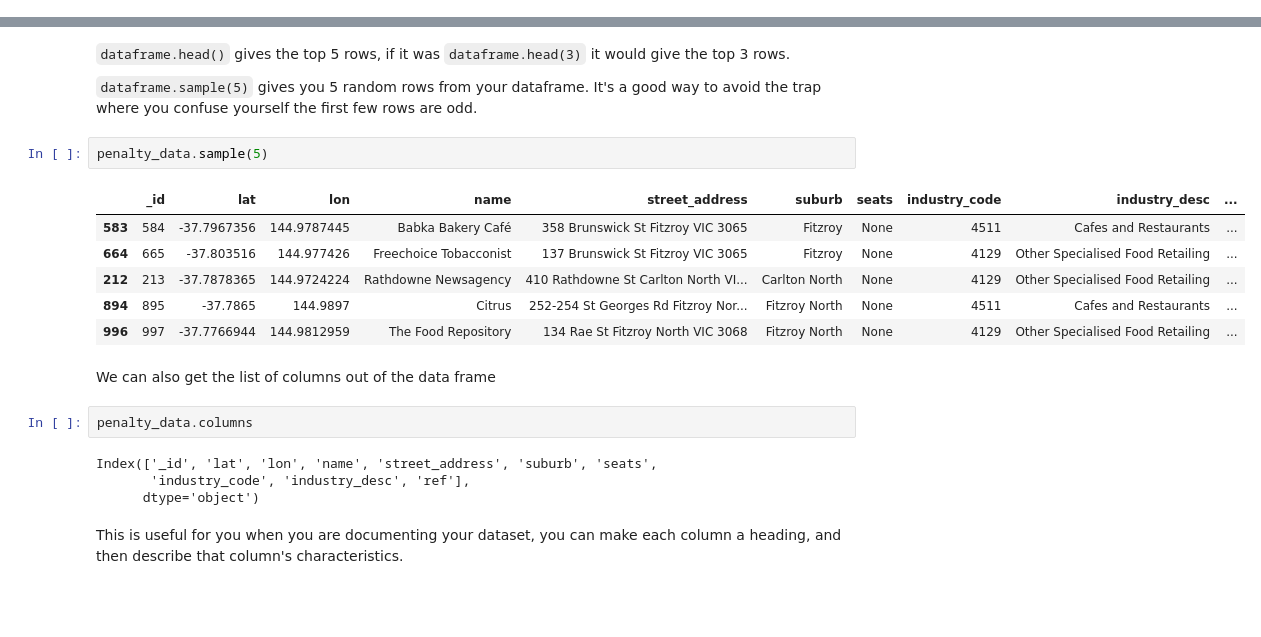
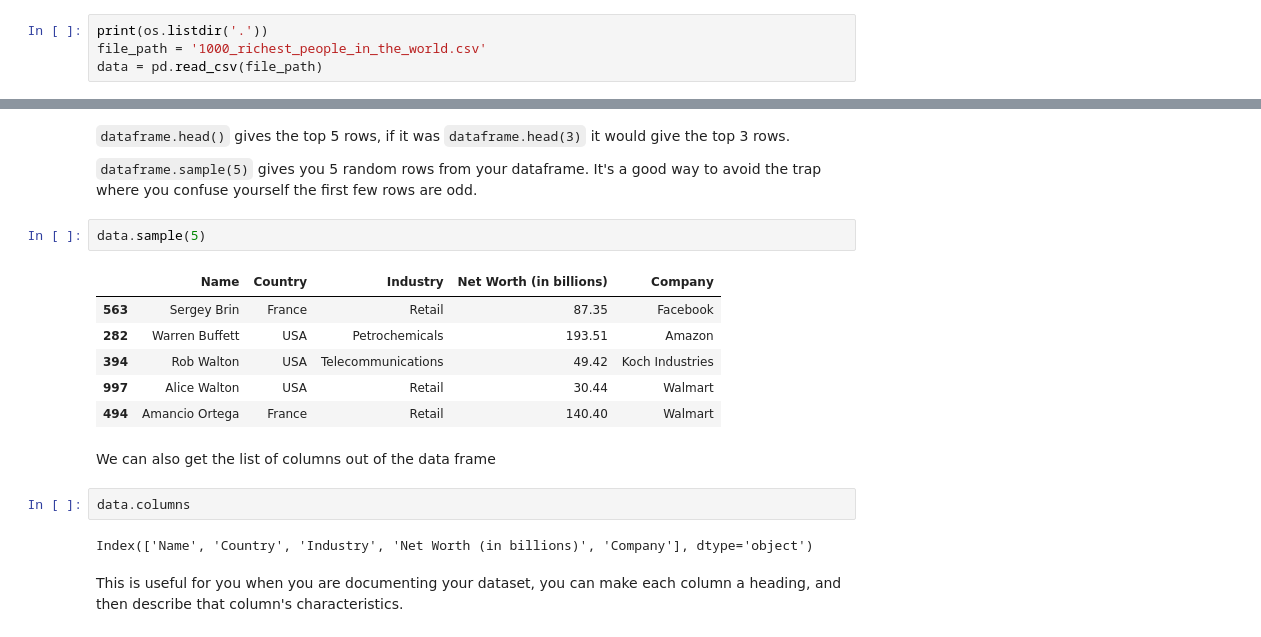
Before and after one commit to YUHA0JIANG/data, a Jupyter notebook: data_introduction/basic_pandas.ipynb, the cells around one changed output, grey strips where cells are left out. Drawn from its saved outputs; the diff is of its cells as text; blank space fills up the shorter version.

```diff
--- a/data_introduction/basic_pandas.ipynb
+++ b/data_introduction/basic_pandas.ipynb
@@ -50,0 +30,4 @@ Data loaded successfully!
+# %%
+print(os.listdir('.'))
+file_path = '1000_richest_people_in_the_world.csv'
+data = pd.read_csv(file_path)
@@ -62,22 +47,20 @@ penalty_data.head()
 
 `dataframe.sample(5)` gives you 5 random rows from your dataframe. It's a good way to avoid the trap where you confuse yourself the first few rows are odd.
 # %%
-penalty_data.sample(5)
+data.sample(5)
 # %% [output]
-|  | _id | lat | lon | name | street_address | suburb | seats | industry_code | industry_desc | ... |
-| 583 | 584 | -37.7967356 | 144.9787445 | Babka Bakery Café | 358 Brunswick St Fitzroy VIC 3065 | Fitzroy | None | 4511 | Cafes and Restaurants | ... |
-| 664 | 665 | -37.803516 | 144.977426 | Freechoice Tobacconist | 137 Brunswick St Fitzroy VIC 3065 | Fitzroy | None | 4129 | Other Specialised Food Retailing | ... |
-| 212 | 213 | -37.7878365 | 144.9724224 | Rathdowne Newsagency | 410 Rathdowne St Carlton North VI... | Carlton North | None | 4129 | Other Specialised Food Retailing | ... |
-| 894 | 895 | -37.7865 | 144.9897 | Citrus | 252-254 St Georges Rd Fitzroy Nor... | Fitzroy North | None | 4511 | Cafes and Restaurants | ... |
-| 996 | 997 | -37.7766944 | 144.9812959 | The Food Repository | 134 Rae St Fitzroy North VIC 3068 | Fitzroy North | None | 4129 | Other Specialised Food Retailing | ... |
+|  | Name | Country | Industry | Net Worth (in billions) | Company |
+| 563 | Sergey Brin | France | Retail | 87.35 | Facebook |
+| 282 | Warren Buffett | USA | Petrochemicals | 193.51 | Amazon |
+| 394 | Rob Walton | USA | Telecommunications | 49.42 | Koch Industries |
+| 997 | Alice Walton | USA | Retail | 30.44 | Walmart |
+| 494 | Amancio Ortega | France | Retail | 140.40 | Walmart |
 # %% [markdown]
 We can also get the list of columns out of the data frame
 # %%
-penalty_data.columns
+data.columns
 # %% [output]
-Index(['_id', 'lat', 'lon', 'name', 'street_address', 'suburb', 'seats',
-       'industry_code', 'industry_desc', 'ref'],
-      dtype='object')
+Index(['Name', 'Country', 'Industry', 'Net Worth (in billions)', 'Company'], dtype='object')
 # %% [markdown]
 This is useful for you when you are documenting your dataset, you can make each column a heading, and then describe that column's characteristics.
 # %% [markdown]
```
Also changed, not shown: parts of 19 cells of this notebook, 12 other files.
